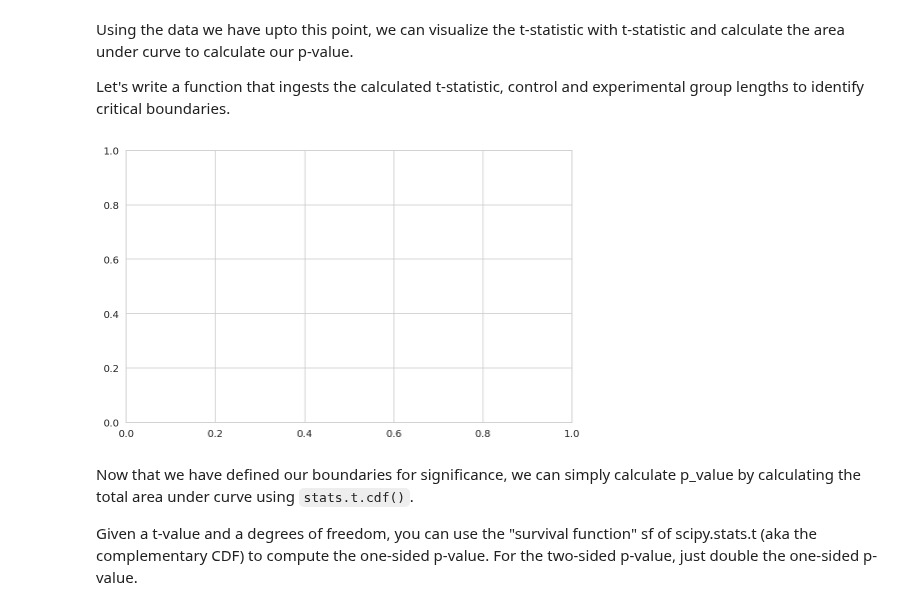
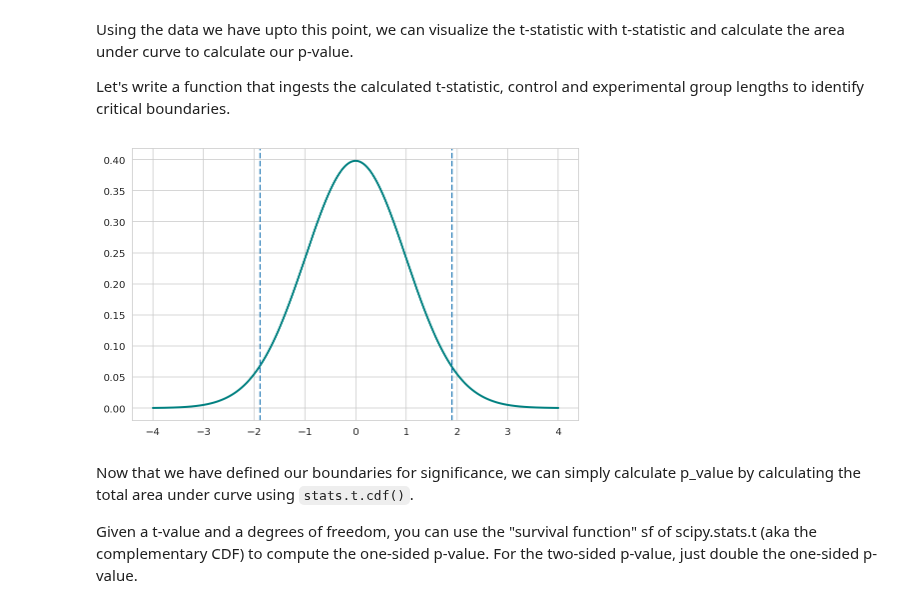
Before and after one commit to UpwardTrajectory/dsc-2-20-09-2-sample-t-tests-lab-seattle-ds-career-040119, a Jupyter notebook: index.ipynb, the cells around one changed output. Drawn from its saved outputs; the diff is of its cells as text; code cells hidden in the pictures.

```diff
--- a/index.ipynb
+++ b/index.ipynb
@@ -176,26 +176,28 @@ Let's write a function that ingests the calculated t-statistic, control and expe
 # %%
 # Visualize t and p_value
 
 def visualize_t(t_stat, n_control, n_experimental):
 
     # initialize a matplotlib "figure"
     fig = plt.figure(figsize=(8,5))
     ax = fig.gca()
     # generate points on the x axis between -4 and 4:
     xs = np.linspace(-4,4,500)
 
     # use stats.t.pdf to get values on the probability density function for the t-distribution
     ys = stats.t.pdf(xs, (n_control+n_experimental-2), loc=0, scale=1)
-    ax.plot(xs, ys, linewidth=)
+    ax.plot(xs, ys, linewidth=2, color='teal')
     # Draw two sided boundary for critical-t
-
+    ax.axvline(t_stat, linestyle='--')
+    ax.axvline(-t_stat, linestyle='--')
+    plt.show()
     return None
 
 n_control = len(control)
 n_experimental = len(experimental)
 visualize_t(t_stat, n_control, n_experimental)
 # %% [output]
-[figure, old version]
+[figure, new version]
 # %%
 # Visualize p_value
 
```
